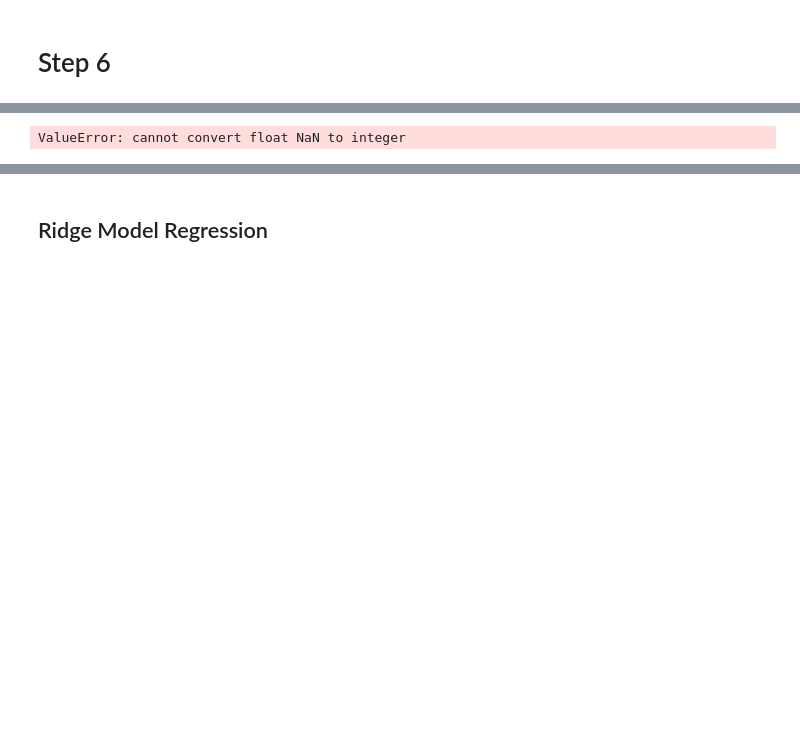
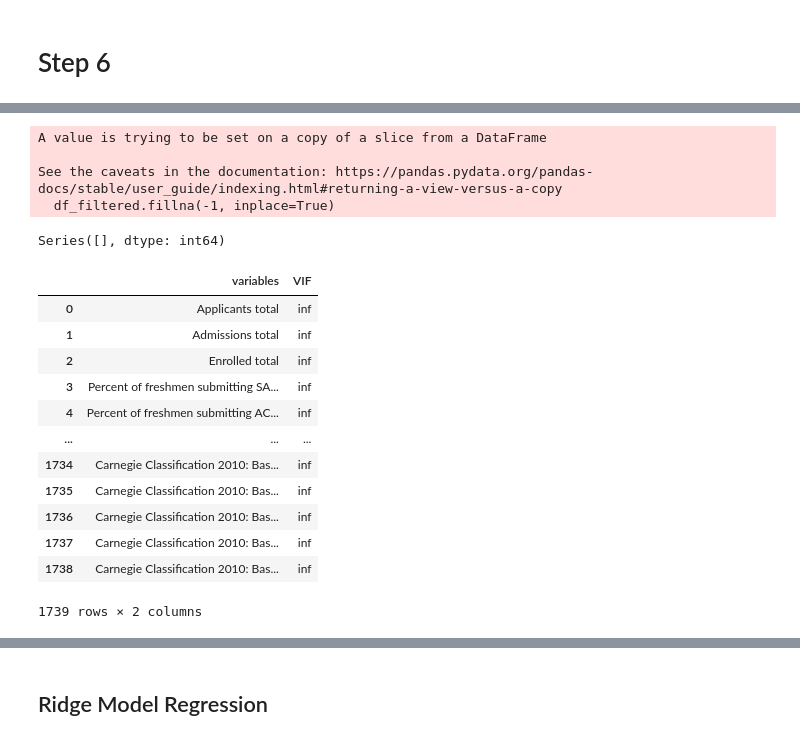
Before and after one commit to sah9j/FinalDataDive, a Jupyter notebook: main.ipynb, the cells around one changed output, grey strips where cells are left out. Saved outputs shown, nothing was run; the diff lists cells and outputs as text; code cells hidden in the pictures; blank space fills up the shorter version.

```diff
--- a/main.ipynb
+++ b/main.ipynb
@@ -283,8 +305,8 @@ X_train, X_test, y_train, y_test = train_test_split(df_filtered,y_encoded,test_s
 
 # Admission rate = total admissions / applicants total
 
-X2 = df.drop('Percent admitted - total',axis=1)
-y2 = df['Percent admitted - total']
+X2 = df_focused.drop('Percent admitted - total',axis=1)
+y2 = df_focused['Percent admitted - total']
 # %%
 df_dummies = pd.get_dummies(X2, drop_first=True)
 df_dummies.info()
@@ -296,0 +319,20 @@ memory usage: 3.5 MB
+# %%
+# Removing columns with a very large amount of missing values
+
+# Threshold
+prop = 0.5
+
+# Drop columns with more than 'prop' proportion of missing values
+df_filtered = df_dummies.dropna(thresh=int(df_dummies.shape[0] * prop), axis=1)
+# %%
+# Handling columns having a significant number of missing values
+
+# Threshold
+min_missing_values = 100
+
+# Go through each column in the DataFrame
+for col in df_filtered.columns:
+    # If the column has 100 or more missing values
+    if df_filtered[col].isna().sum() >= min_missing_values:
+        # Fill the missing values with the median of the column
+        df_filtered[col].fillna(df_filtered[col].median(), inplace=True)
@@ -297,10 +357,41 @@ memory usage: 3.5 MB
+# %%
+# Handling columns having an insignificant number of missing values.
+
+# Fill in the rest of the missing values with -1.
+df_filtered.fillna(-1, inplace=True)
+# %% [output]
+A value is trying to be set on a copy of a slice from a DataFrame
+
+See the caveats in the documentation: https://pandas.pydata.org/pandas-docs/stable/user_guide/indexing.html#returning-a-view-versus-a-copy
+  df_filtered.fillna(-1, inplace=True)
+# %%
+# Find columns with missing values and their counts
+missing_counts = df_filtered.isnull().sum()
+
+# Filter and print columns with missing values
+columns_with_missing_values = missing_counts[missing_counts > 0]
+print(columns_with_missing_values)
+# %% [output]
+Series([], dtype: int64)
 # %%
 from statsmodels.stats.outliers_influence import variance_inflation_factor
 
-df_dummies = df_dummies.applymap(int)
+df_dummies = df_filtered.applymap(int)
 vif = pd.DataFrame()
 vif["variables"] = df_dummies.columns
 vif["VIF"] = [variance_inflation_factor(df_dummies.values, i) for i in range(df_dummies.shape[1])]
 vif
 # %% [output]
+|  | variables | VIF |
+| 0 | Applicants total | inf |
+| 1 | Admissions total | inf |
+| 2 | Enrolled total | inf |
+| 3 | Percent of freshmen submitting SA... | inf |
+| 4 | Percent of freshmen submitting AC... | inf |
+| ... | ... | ... |
+| 1734 | Carnegie Classification 2010: Bas... | inf |
+| 1735 | Carnegie Classification 2010: Bas... | inf |
+| 1736 | Carnegie Classification 2010: Bas... | inf |
+| 1737 | Carnegie Classification 2010: Bas... | inf |
+| 1738 | Carnegie Classification 2010: Bas... | inf |
-ValueError: cannot convert float NaN to integer
+1739 rows × 2 columns
```
Also changed, not shown: parts of 14 cells of this notebook.
